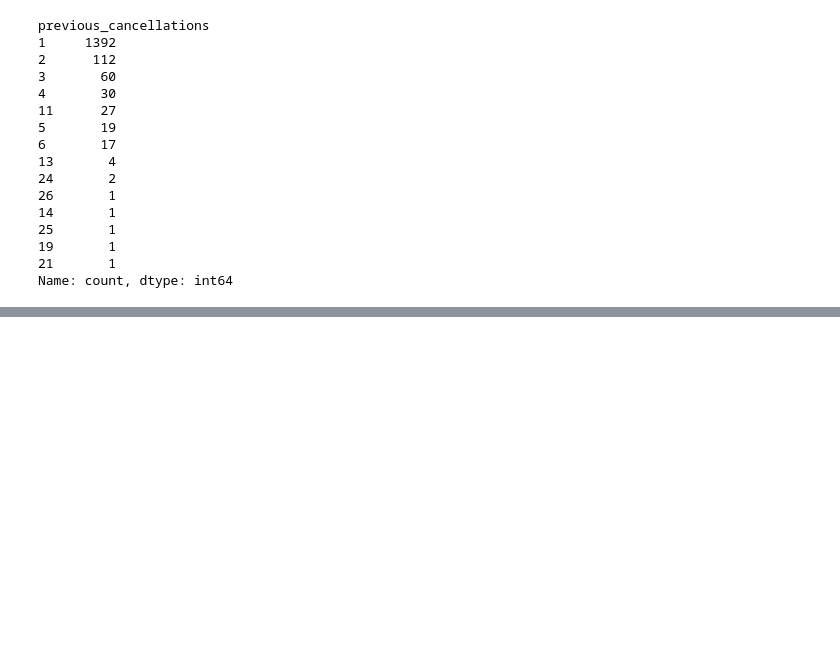
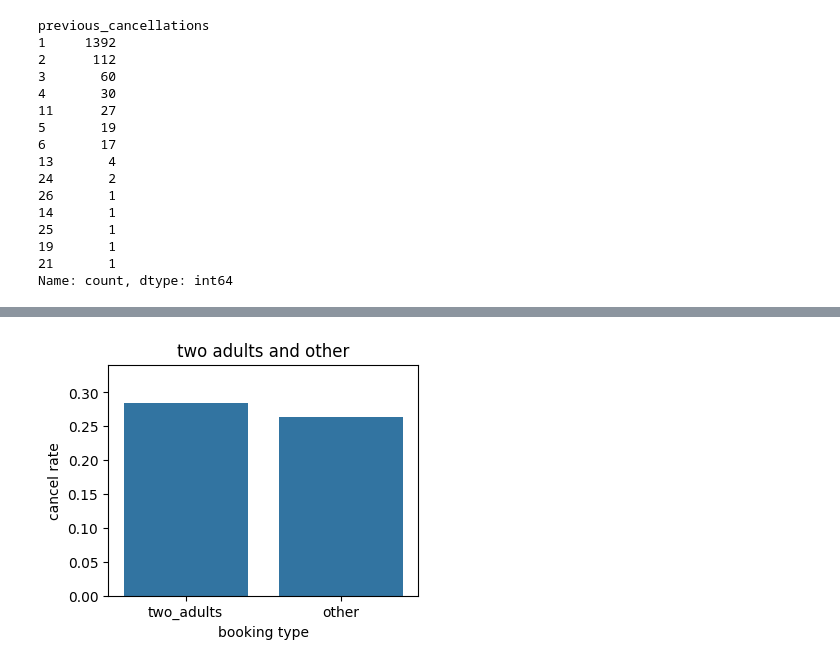
Before and after one commit to forexms78/AI-05-, a Jupyter notebook: 미션2_2팀_박병호.ipynb, the cells around one changed output, grey strips where cells are left out. Drawn from its saved outputs; the diff is of its cells as text; code cells hidden in the pictures; blank space fills up the shorter version.

```diff
--- a/미션2_2팀_박병호.ipynb
+++ b/미션2_2팀_박병호.ipynb
@@ -487,0 +477,35 @@ ValueError: Could not interpret value `previous_cancellations` for `x`. An entry
+# %%
+# 먼저 새로운 데이터를 비교해보기위해 어른두명이 예약한 표본과 그 외 표본으로 나눠서 비교해봤습니다
+
+condition_two_adults = (df_cleaned['adults'] == 2) & (df_cleaned['children'] == 0) & (df_cleaned['babies']== 0)
+
+df_two_adults = df_cleaned[condition_two_adults].copy()
+df_other = df_cleaned[~condition_two_adults].copy()
+# %%
+# 시각화를 하여 눈으로 확인해보기
+
+import pandas as pd
+import seaborn as sns
+import matplotlib.pyplot as plt
+
+
+canc_rate_two_adults =  df_two_adults['is_canceled'].mean()
+canc_rate_other = df_other['is_canceled'].mean()
+
+canc_data ={
+    'title' : ['two_adults', 'other'],
+    'cancel_rate' : [canc_rate_two_adults,canc_rate_other]
+}
+
+df_canc = pd.DataFrame(canc_data)
+
+plt.figure(figsize=(4,3))
+sns.barplot(x='title', y='cancel_rate', data=df_canc)
+
+plt.title('two adults and other')
+plt.xlabel('booking type')
+plt.ylabel('cancel rate')
+plt.ylim(0, max(df_canc['cancel_rate']) * 1.2)
+plt.show()
+# %% [output]
+[figure, added]
```
Also changed, not shown: parts of 25 cells of this notebook.
